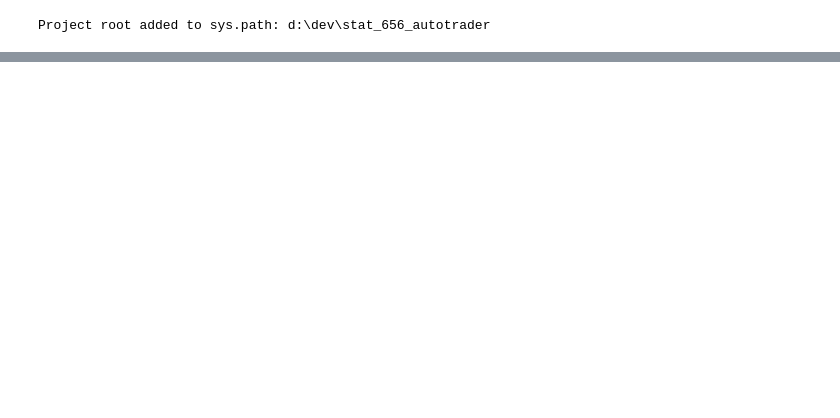
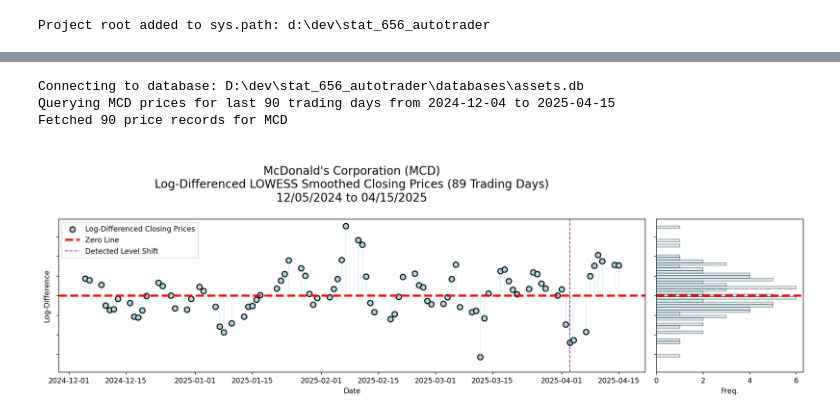
Before and after one commit to AaronNHorvitz/AutoTrader, a Jupyter notebook: Notebooks/006 Tutorial - Tests for Stationarity Level Shifts and Randomness.ipynb, the cells around one changed output, grey strips where cells are left out. Drawn from its saved outputs; the diff is of its cells as text; code cells hidden in the pictures; blank space fills up the shorter version.

```diff
--- a/Notebooks/006 Tutorial - Tests for Stationarity Level Shifts and Randomness.ipynb
+++ b/Notebooks/006 Tutorial - Tests for Stationarity Level Shifts and Randomness.ipynb
@@ -47,0 +61,18 @@ plt.show()
+# %%
+ax_log_difference(
+    symbol='MCD',
+    days_back=90,
+    smoothing_window=7,
+    smoother="lowess",
+    price_type="close",
+    level_shifts_model=None,
+    show_grid=False,
+    figsize=(15, 5), #(width, height) in inches
+    dpi=125
+)
+plt.show()
+# %% [output]
+Connecting to database: D:\dev\stat_656_autotrader\databases\assets.db
+Querying MCD prices for last 90 trading days from 2024-12-04 to 2025-04-15
+Fetched 90 price records for MCD
+[figure, added]
```
Also changed, not shown: parts of 5 cells of this notebook.
